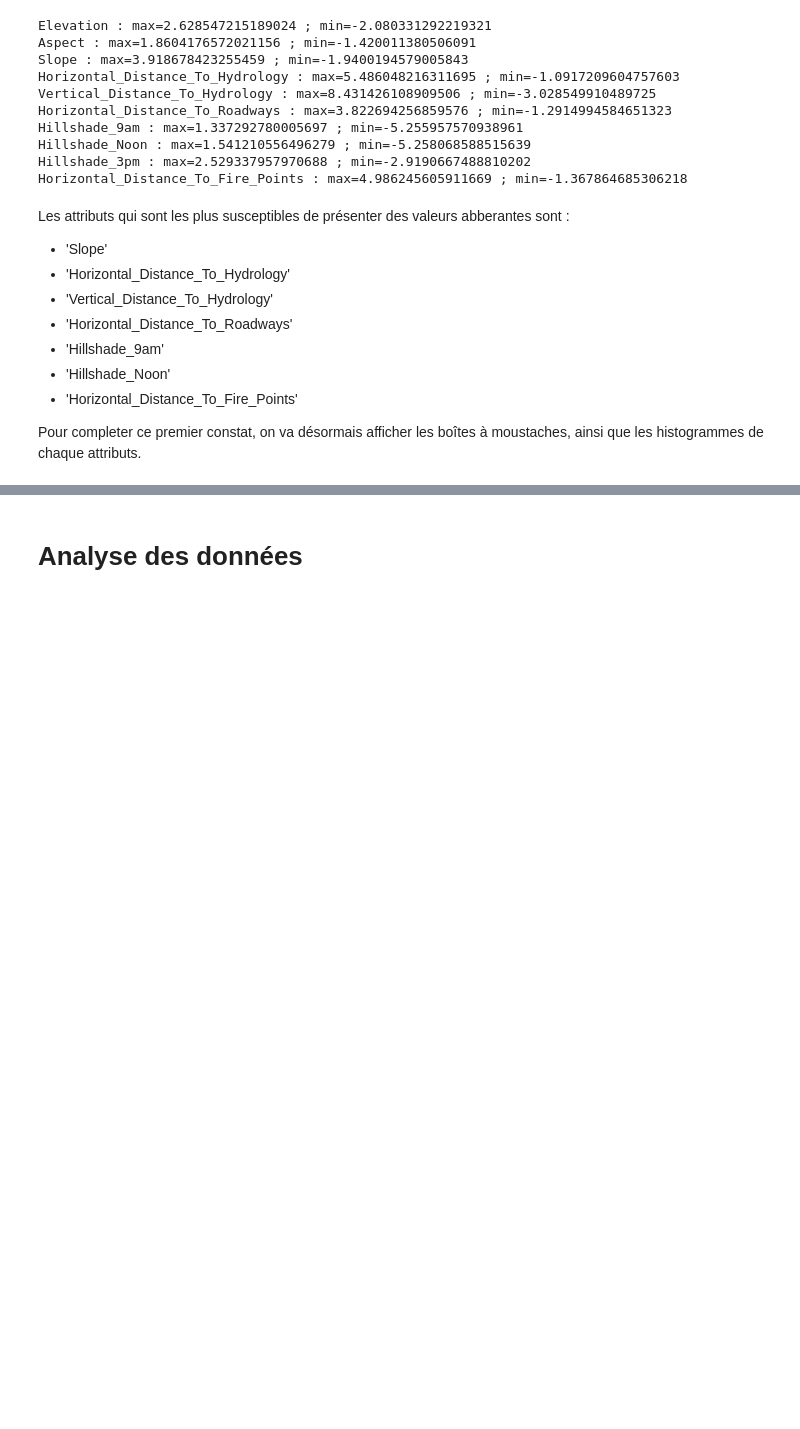
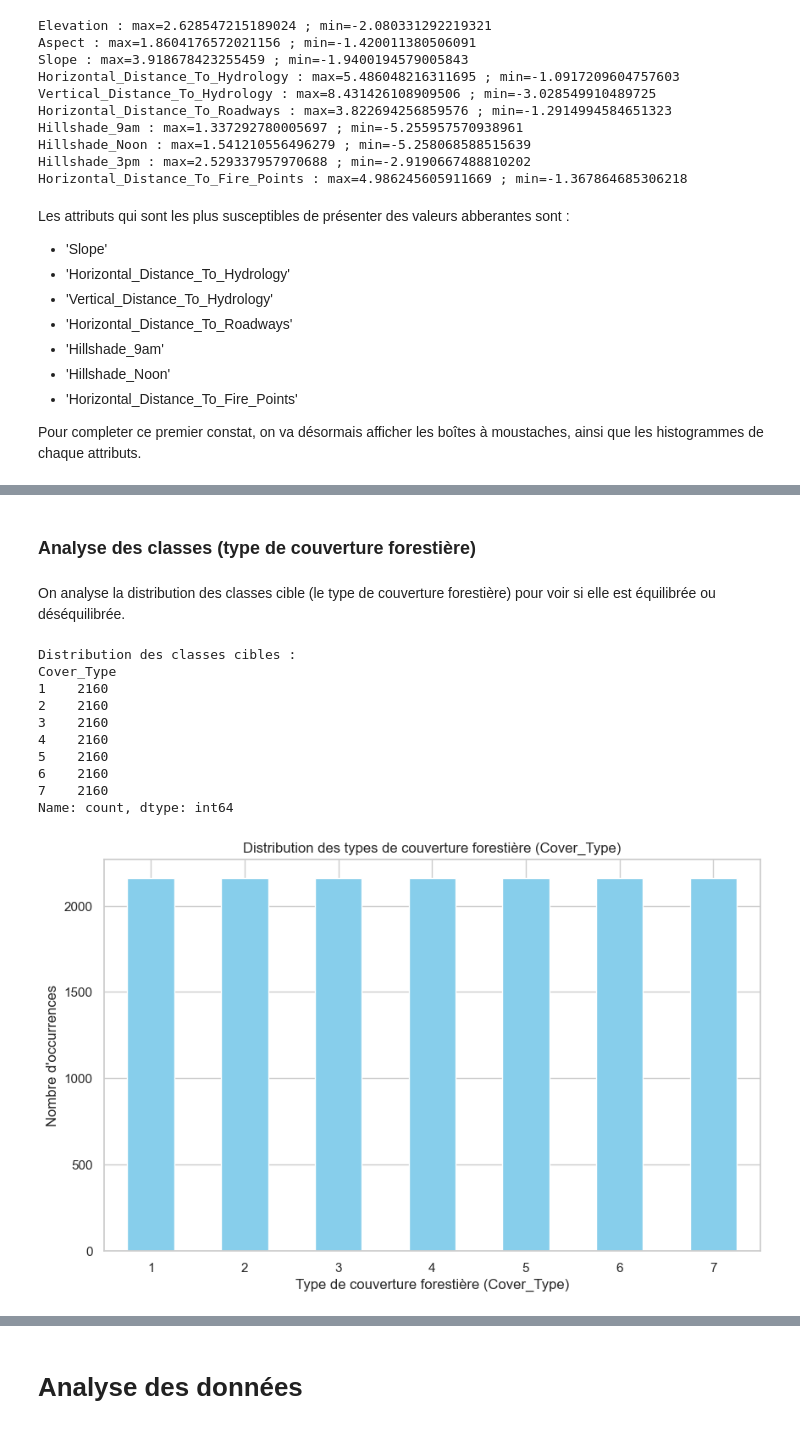
Before and after one commit to stephecw/Forest-Challenge, a Jupyter notebook: main.ipynb, the cells around one changed output, grey strips where cells are left out. Drawn from its saved outputs; the diff is of its cells as text; code cells hidden in the pictures; blank space fills up the shorter version.

```diff
--- a/main.ipynb
+++ b/main.ipynb
@@ -145,0 +245,30 @@ plt.show()
+# %% [markdown]
+### Analyse des classes (type de couverture forestière)
+# %% [markdown]
+On analyse la distribution des classes cible (le type de couverture forestière) pour voir si elle est équilibrée ou déséquilibrée.
+# %%
+# On compte les occurrences de chaque classe
+class_counts = data['Cover_Type'].value_counts()
+print("Distribution des classes cibles :")
+print(class_counts)
+
+# Bar plot de la distribution des classes
+plt.figure(figsize=(10, 6))
+class_counts.plot(kind='bar', color='skyblue')
+plt.title("Distribution des types de couverture forestière (Cover_Type)")
+plt.xlabel("Type de couverture forestière (Cover_Type)")
+plt.ylabel("Nombre d'occurrences")
+plt.xticks(rotation=0)
+plt.show()
+# %% [output]
+Distribution des classes cibles :
+Cover_Type
+1    2160
+2    2160
+3    2160
+4    2160
+5    2160
+6    2160
+7    2160
+Name: count, dtype: int64
+[figure, added]
```
Also changed, not shown: parts of 26 cells of this notebook.
